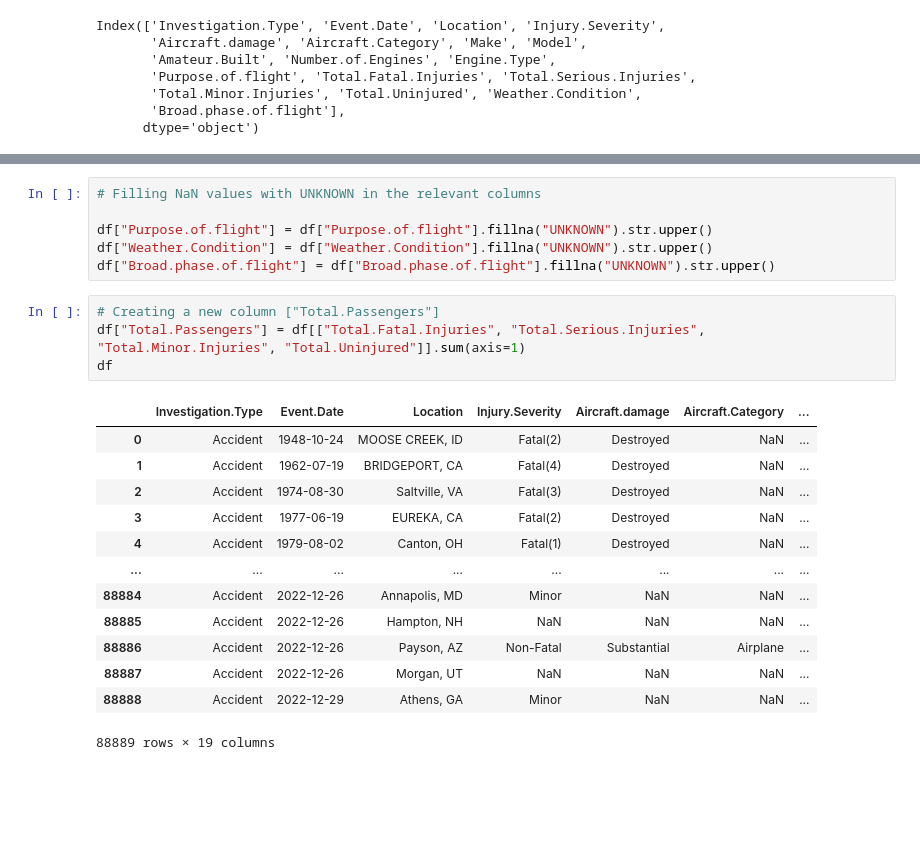
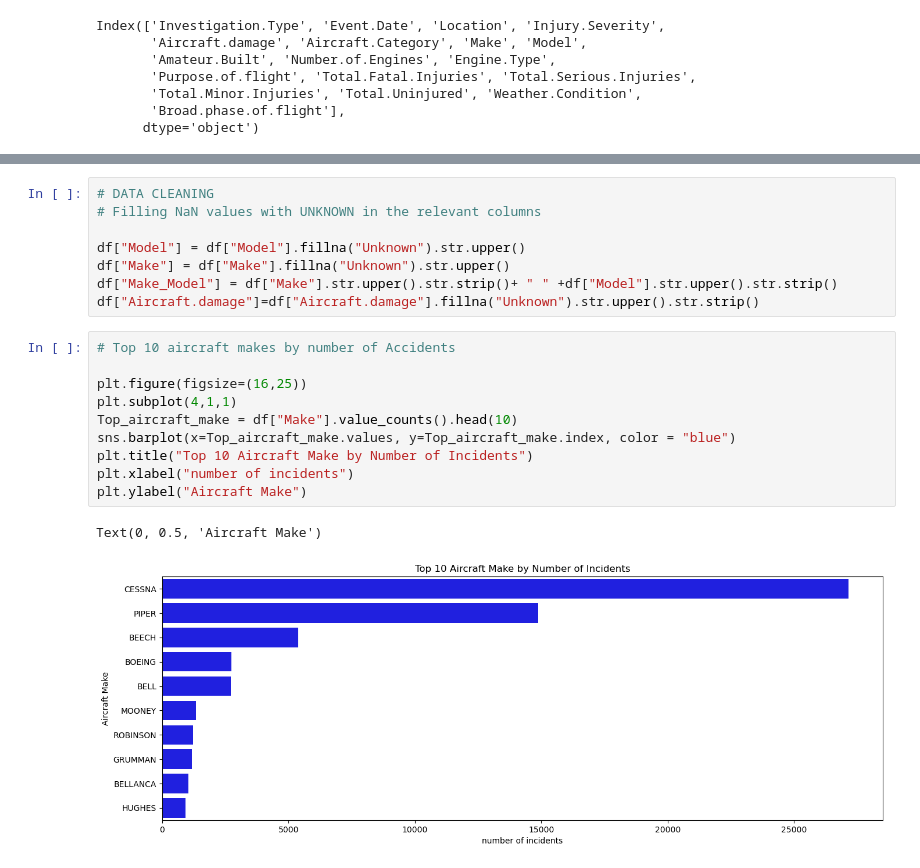
Before and after one commit to Meshack7468/project, a Jupyter notebook: project1.ipynb, the cells around one changed output, grey strips where cells are left out. Saved outputs shown, nothing was run; the diff lists cells and outputs as text; blank space fills up the shorter version.

Commit message:
did data cleaning and some visualizations

```diff
--- a/project1.ipynb
+++ b/project1.ipynb
@@ -101,24 +109,21 @@ df[['Total.Fatal.Injuries','Total.Serious.Injuries','Total.Minor.Injuries','Tota
 # %%
+# DATA CLEANING
 # Filling NaN values with UNKNOWN in the relevant columns
 
-df["Purpose.of.flight"] = df["Purpose.of.flight"].fillna("UNKNOWN").str.upper()
-df["Weather.Condition"] = df["Weather.Condition"].fillna("UNKNOWN").str.upper()
-df["Broad.phase.of.flight"] = df["Broad.phase.of.flight"].fillna("UNKNOWN").str.upper()
+df["Model"] = df["Model"].fillna("Unknown").str.upper()
+df["Make"] = df["Make"].fillna("Unknown").str.upper()
+df["Make_Model"] = df["Make"].str.upper().str.strip()+ " " +df["Model"].str.upper().str.strip()
+df["Aircraft.damage"]=df["Aircraft.damage"].fillna("Unknown").str.upper().str.strip()
 # %%
-# Creating a new column ["Total.Passengers"]
-df["Total.Passengers"] = df[["Total.Fatal.Injuries", "Total.Serious.Injuries", "Total.Minor.Injuries", "Total.Uninjured"]].sum(axis=1)
-df
+# Top 10 aircraft makes by number of Accidents
+
+plt.figure(figsize=(16,25))
+plt.subplot(4,1,1)
+Top_aircraft_make = df["Make"].value_counts().head(10)
+sns.barplot(x=Top_aircraft_make.values, y=Top_aircraft_make.index, color = "blue")
+plt.title("Top 10 Aircraft Make by Number of Incidents")
+plt.xlabel("number of incidents")
+plt.ylabel("Aircraft Make")
 # %% [output]
-|  | Investigation.Type | Event.Date | Location | Injury.Severity | Aircraft.damage | Aircraft.Category | ... |
-| 0 | Accident | 1948-10-24 | MOOSE CREEK, ID | Fatal(2) | Destroyed | NaN | ... |
-| 1 | Accident | 1962-07-19 | BRIDGEPORT, CA | Fatal(4) | Destroyed | NaN | ... |
-| 2 | Accident | 1974-08-30 | Saltville, VA | Fatal(3) | Destroyed | NaN | ... |
-| 3 | Accident | 1977-06-19 | EUREKA, CA | Fatal(2) | Destroyed | NaN | ... |
-| 4 | Accident | 1979-08-02 | Canton, OH | Fatal(1) | Destroyed | NaN | ... |
-| ... | ... | ... | ... | ... | ... | ... | ... |
-| 88884 | Accident | 2022-12-26 | Annapolis, MD | Minor | NaN | NaN | ... |
-| 88885 | Accident | 2022-12-26 | Hampton, NH | NaN | NaN | NaN | ... |
-| 88886 | Accident | 2022-12-26 | Payson, AZ | Non-Fatal | Substantial | Airplane | ... |
-| 88887 | Accident | 2022-12-26 | Morgan, UT | NaN | NaN | NaN | ... |
-| 88888 | Accident | 2022-12-29 | Athens, GA | Minor | NaN | NaN | ... |
-88889 rows × 19 columns
+Text(0, 0.5, 'Aircraft Make')
+[figure, added]
```
Also changed, not shown: parts of 11 cells of this notebook.
